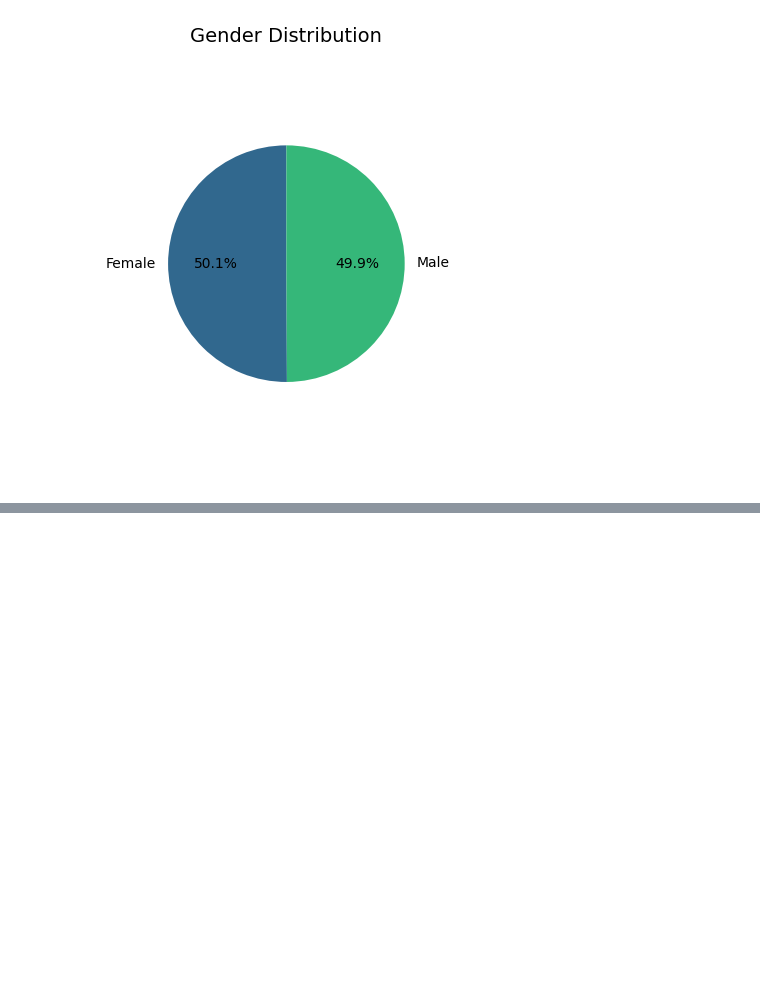
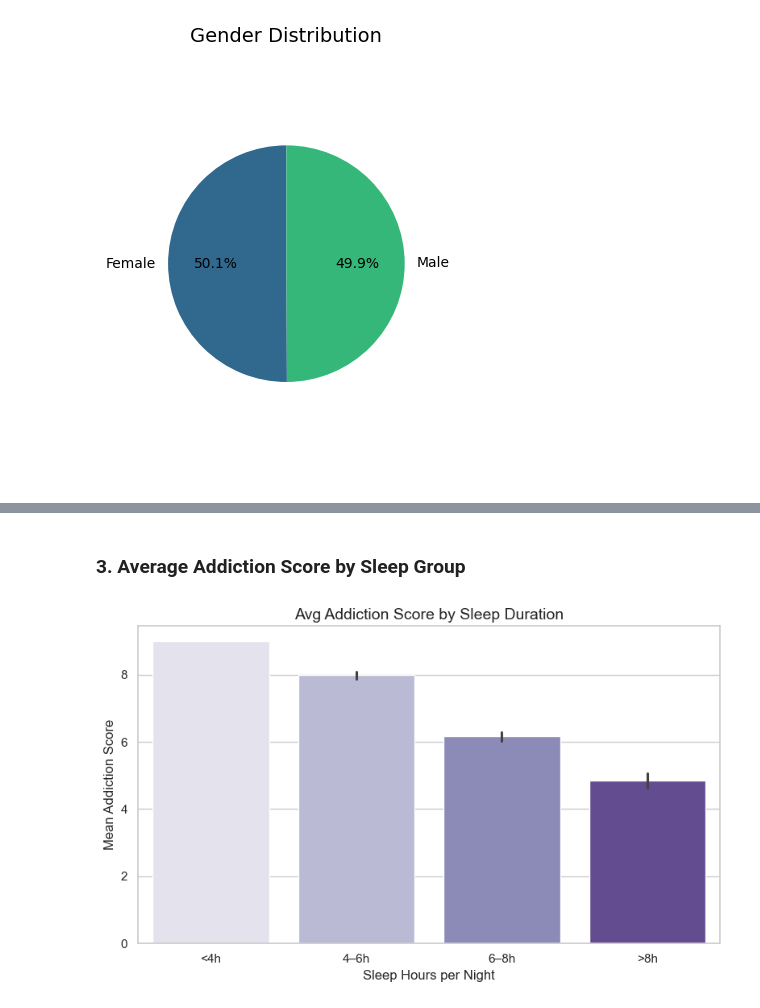
Before and after one commit to Jazbarrionuev0/Social_media_addiction, a Jupyter notebook: main.ipynb, the cells around one changed output, grey strips where cells are left out. Drawn from its saved outputs; the diff is of its cells as text; code cells hidden in the pictures; blank space fills up the shorter version.

```diff
--- a/main.ipynb
+++ b/main.ipynb
@@ -200,0 +224,16 @@ plt.show()
+# %% [markdown]
+### 3. Average Addiction Score by Sleep Group
+# %%
+df['Sleep_Group'] = pd.cut(df['Sleep_Hours_Per_Night'],
+                           bins=[0, 4, 6, 8, 12],
+                           labels=['<4h', '4–6h', '6–8h', '>8h'])
+
+plt.figure(figsize=(8, 5))
+sns.barplot(data=df, x='Sleep_Group', y='Addicted_Score',hue='Sleep_Group', palette='Purples')
+plt.title('Avg Addiction Score by Sleep Duration', fontsize=14)
+plt.xlabel('Sleep Hours per Night')
+plt.ylabel('Mean Addiction Score')
+plt.tight_layout()
+plt.show()
+# %% [output]
+[figure, added]
```
Also changed, not shown: parts of 21 cells of this notebook.
